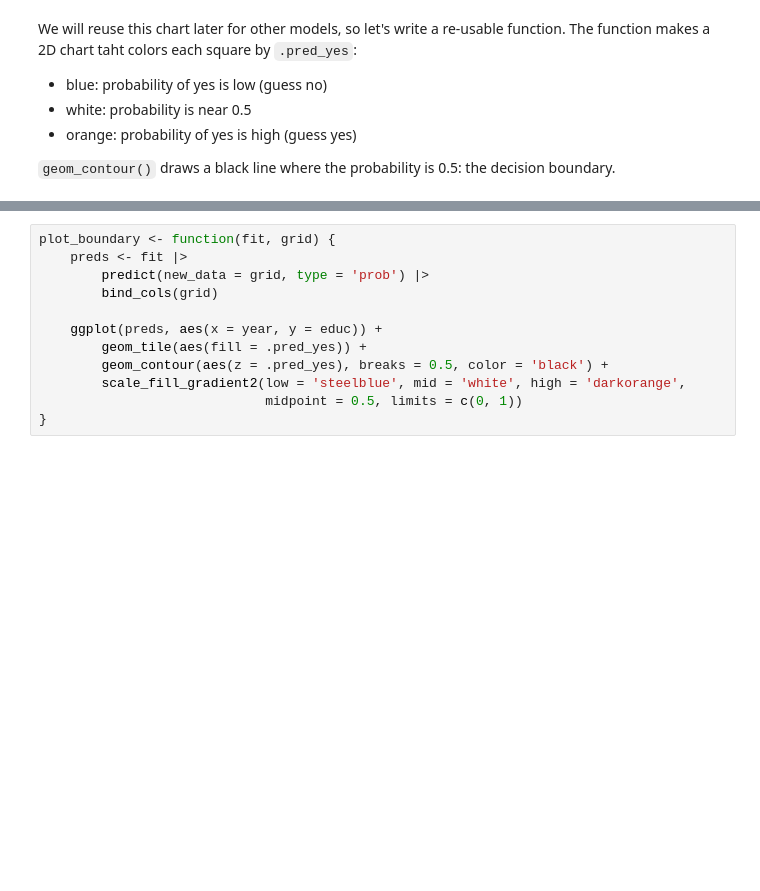
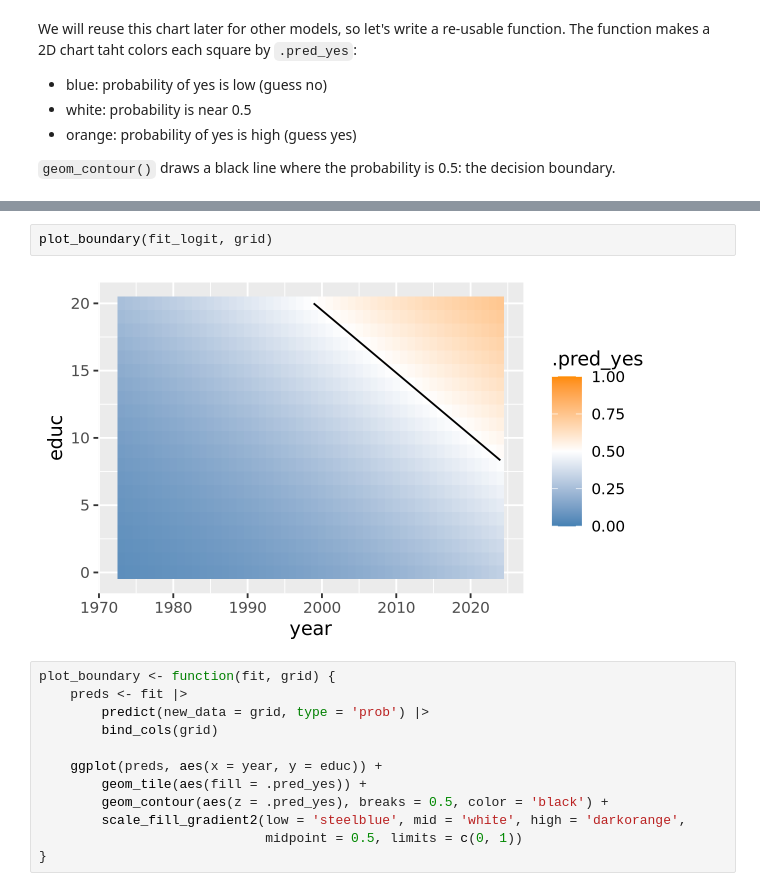
Before and after one commit to chuckpr/codespace, a Jupyter notebook: notebooks/13-lecture-random-forest.ipynb, the cells around one changed output, grey strips where cells are left out. Saved outputs shown, nothing was run; the diff lists cells and outputs as text; blank space fills up the shorter version.

```diff
--- a/notebooks/13-lecture-random-forest.ipynb
+++ b/notebooks/13-lecture-random-forest.ipynb
@@ -241,3 +272,7 @@ We will reuse this chart later for other models, so let's write a re-usable func
+# %%
+plot_boundary(fit_logit, grid)
+# %% [output]
+[figure, added]
 # %%
 plot_boundary <- function(fit, grid) {
     preds <- fit |>
```
Also changed, not shown: parts of 7 cells of this notebook.
